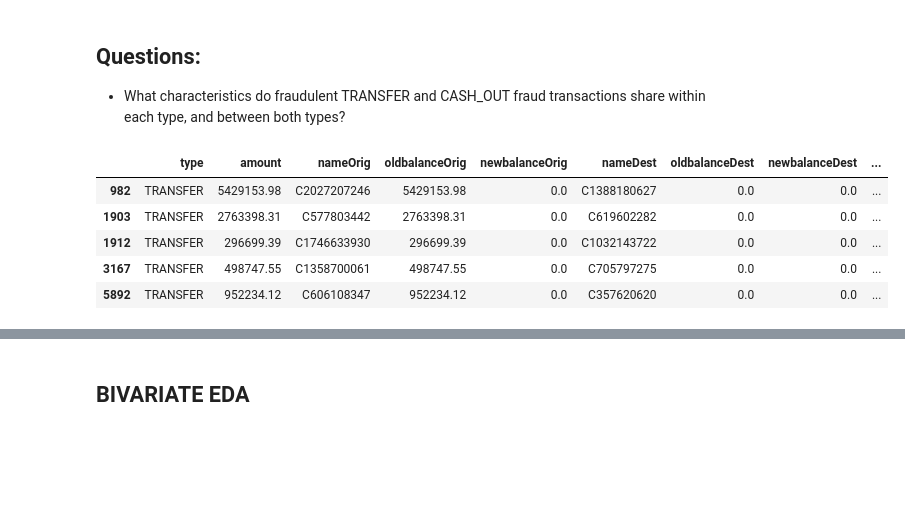
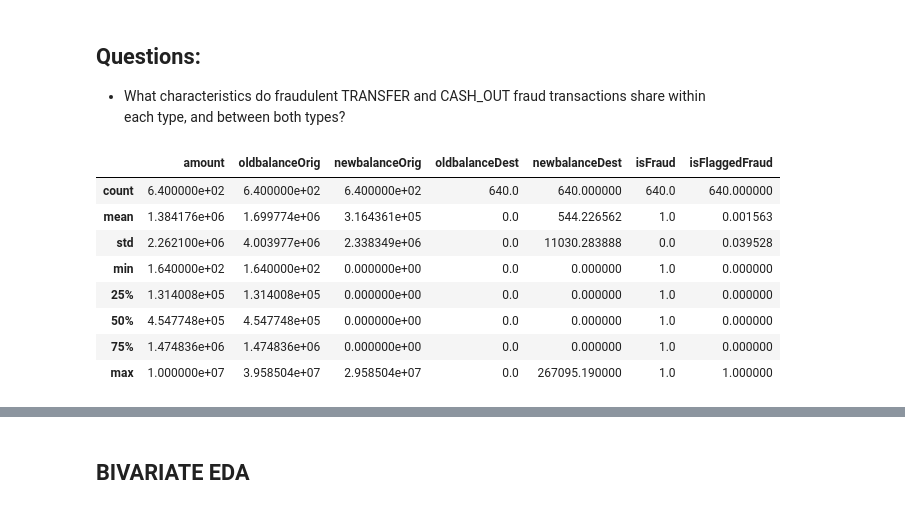
Before and after one commit to tali0n-git/Fraud_Detection, a Jupyter notebook: notebooks/eda.ipynb, the cells around one changed output, grey strips where cells are left out. Saved outputs shown, nothing was run; the diff lists cells and outputs as text; code cells hidden in the pictures; blank space fills up the shorter version.

```diff
--- a/notebooks/eda.ipynb
+++ b/notebooks/eda.ipynb
@@ -568,11 +610,14 @@ See the caveats in the documentation: https://pandas.pydata.org/pandas-docs/stab
 # %%
 # Analysis of fraud transactions (TRANSFER)
 fraud_transfers = transfer_trans[transfer_trans["isFraud"] == True]
-fraud_transfers.head()
+fraud_transfers.describe()
 # %% [output]
-|  | type | amount | nameOrig | oldbalanceOrig | newbalanceOrig | nameDest | oldbalanceDest | newbalanceDest | ... |
-| 982 | TRANSFER | 5429153.98 | C2027207246 | 5429153.98 | 0.0 | C1388180627 | 0.0 | 0.0 | ... |
-| 1903 | TRANSFER | 2763398.31 | C577803442 | 2763398.31 | 0.0 | C619602282 | 0.0 | 0.0 | ... |
-| 1912 | TRANSFER | 296699.39 | C1746633930 | 296699.39 | 0.0 | C1032143722 | 0.0 | 0.0 | ... |
-| 3167 | TRANSFER | 498747.55 | C1358700061 | 498747.55 | 0.0 | C705797275 | 0.0 | 0.0 | ... |
-| 5892 | TRANSFER | 952234.12 | C606108347 | 952234.12 | 0.0 | C357620620 | 0.0 | 0.0 | ... |
+|  | amount | oldbalanceOrig | newbalanceOrig | oldbalanceDest | newbalanceDest | isFraud | isFlaggedFraud |
+| count | 6.400000e+02 | 6.400000e+02 | 6.400000e+02 | 640.0 | 640.000000 | 640.0 | 640.000000 |
+| mean | 1.384176e+06 | 1.699774e+06 | 3.164361e+05 | 0.0 | 544.226562 | 1.0 | 0.001563 |
+| std | 2.262100e+06 | 4.003977e+06 | 2.338349e+06 | 0.0 | 11030.283888 | 0.0 | 0.039528 |
+| min | 1.640000e+02 | 1.640000e+02 | 0.000000e+00 | 0.0 | 0.000000 | 1.0 | 0.000000 |
+| 25% | 1.314008e+05 | 1.314008e+05 | 0.000000e+00 | 0.0 | 0.000000 | 1.0 | 0.000000 |
+| 50% | 4.547748e+05 | 4.547748e+05 | 0.000000e+00 | 0.0 | 0.000000 | 1.0 | 0.000000 |
+| 75% | 1.474836e+06 | 1.474836e+06 | 0.000000e+00 | 0.0 | 0.000000 | 1.0 | 0.000000 |
+| max | 1.000000e+07 | 3.958504e+07 | 2.958504e+07 | 0.0 | 267095.190000 | 1.0 | 1.000000 |
```
Also changed, not shown: parts of 10 cells of this notebook, 2 other files.
